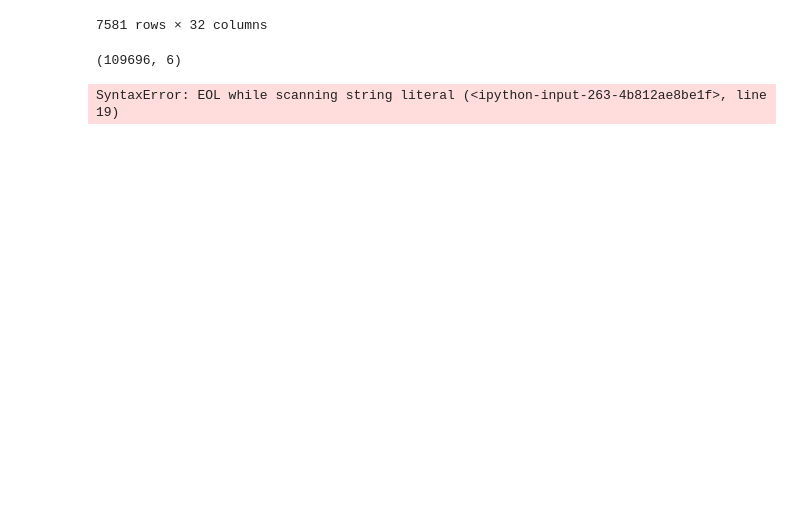
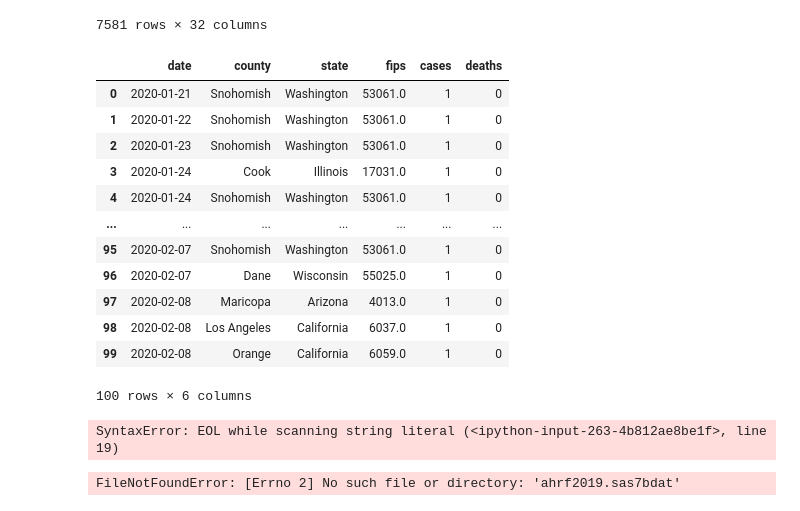
Before and after one commit to Agelf123/covid_predictions, a Jupyter notebook: code/aryeh/Covid Data Collection.ipynb, the cells around one changed output. Saved outputs shown, nothing was run; the diff lists cells and outputs as text; code cells hidden in the pictures; blank space fills up the shorter version.

```diff
--- a/code/aryeh/Covid Data Collection.ipynb
+++ b/code/aryeh/Covid Data Collection.ipynb
@@ -78,10 +78,22 @@ hospitals
 7581 rows × 32 columns
 # %%
 counties = pd.read_csv('https://raw.githubusercontent.com/nytimes/covid-19-data/master/us-counties.csv')
-# %%
-pd.read_csv('')
-# %% [output]
-(109696, 6)
+# %%
+counties.head(100)
+# %% [output]
+|  | date | county | state | fips | cases | deaths |
+| 0 | 2020-01-21 | Snohomish | Washington | 53061.0 | 1 | 0 |
+| 1 | 2020-01-22 | Snohomish | Washington | 53061.0 | 1 | 0 |
+| 2 | 2020-01-23 | Snohomish | Washington | 53061.0 | 1 | 0 |
+| 3 | 2020-01-24 | Cook | Illinois | 17031.0 | 1 | 0 |
+| 4 | 2020-01-24 | Snohomish | Washington | 53061.0 | 1 | 0 |
+| ... | ... | ... | ... | ... | ... | ... |
+| 95 | 2020-02-07 | Snohomish | Washington | 53061.0 | 1 | 0 |
+| 96 | 2020-02-07 | Dane | Wisconsin | 55025.0 | 1 | 0 |
+| 97 | 2020-02-08 | Maricopa | Arizona | 4013.0 | 1 | 0 |
+| 98 | 2020-02-08 | Los Angeles | California | 6037.0 | 1 | 0 |
+| 99 | 2020-02-08 | Orange | California | 6059.0 | 1 | 0 |
+100 rows × 6 columns
 # %%
 import requests
 import json
@@ -107,3 +119,7 @@ for series in json_data['Results']['series']:
                     output.close()
 # %% [output]
 SyntaxError: EOL while scanning string literal (<ipython-input-263-4b812ae8be1f>, line 19)
+# %%
+df = pd.read_fwf('output_list.txt')
+# %% [output]
+FileNotFoundError: [Errno 2] No such file or directory: 'ahrf2019.sas7bdat'
```
Also changed, not shown: parts of 1 cell of this notebook.
